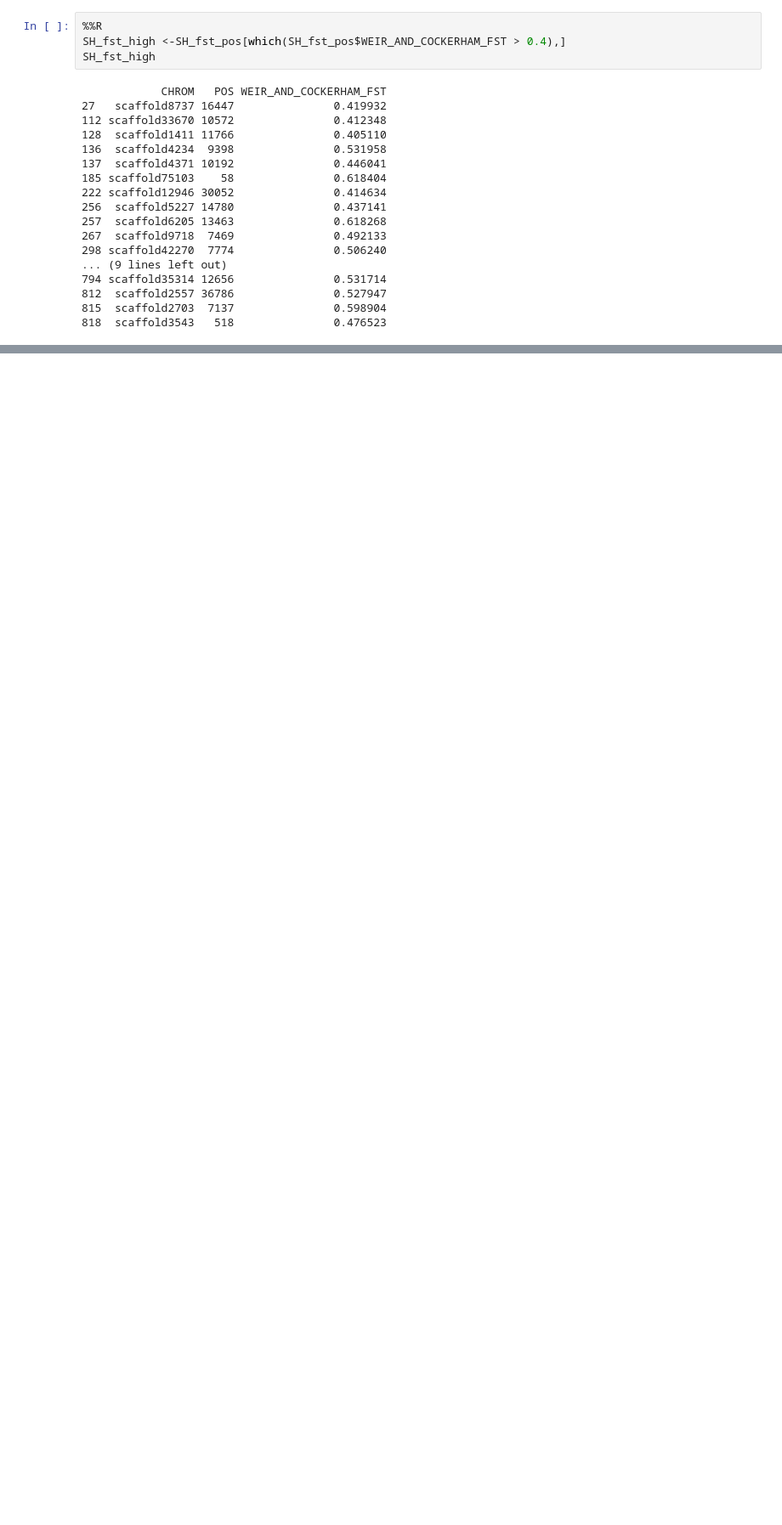
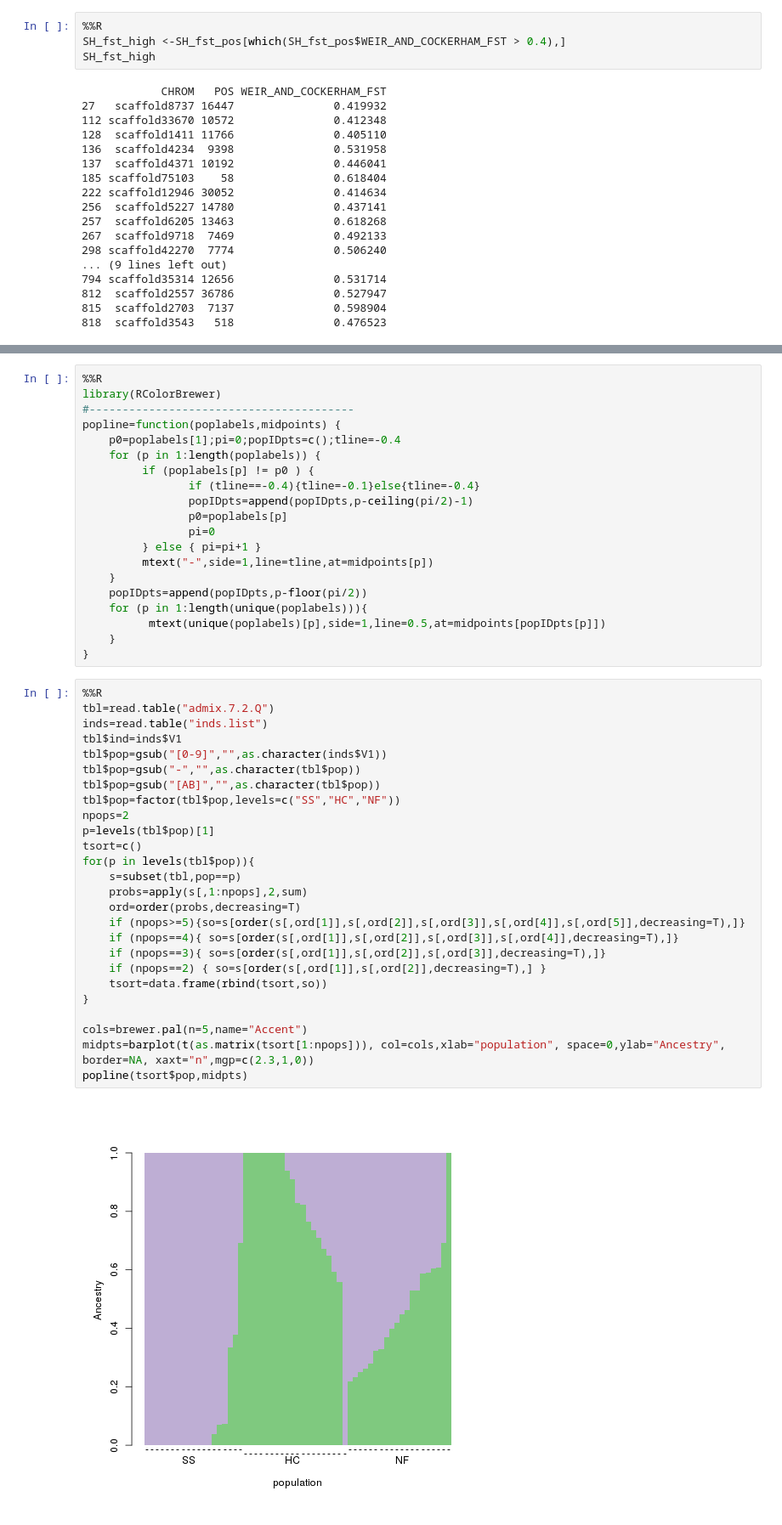
Before and after one commit to ksil91/2016_Notebook, a Jupyter notebook: 2bRAD Subset Population Structure Analysis.ipynb, the cells around one changed output, grey strips where cells are left out. Shown at 85% size. Saved outputs shown, nothing was run; the diff lists cells and outputs as text; blank space fills up the shorter version.

```diff
--- a/2bRAD Subset Population Structure Analysis.ipynb
+++ b/2bRAD Subset Population Structure Analysis.ipynb
@@ -172,0 +352,48 @@ SH_fst_high
+# %%
+%%R
+library(RColorBrewer)
+#----------------------------------------
+popline=function(poplabels,midpoints) {
+	p0=poplabels[1];pi=0;popIDpts=c();tline=-0.4
+	for (p in 1:length(poplabels)) {
+		 if (poplabels[p] != p0 ) {
+		 		if (tline==-0.4){tline=-0.1}else{tline=-0.4}
+			 	popIDpts=append(popIDpts,p-ceiling(pi/2)-1)
+			 	p0=poplabels[p]
+			 	pi=0
+		 } else { pi=pi+1 }
+		 mtext("-",side=1,line=tline,at=midpoints[p])
+	}
+	popIDpts=append(popIDpts,p-floor(pi/2))
+	for (p in 1:length(unique(poplabels))){
+		  mtext(unique(poplabels)[p],side=1,line=0.5,at=midpoints[popIDpts[p]])
+	}
+}
+# %%
+%%R
+tbl=read.table("admix.7.2.Q")
+inds=read.table("inds.list")
+tbl$ind=inds$V1
+tbl$pop=gsub("[0-9]","",as.character(inds$V1))
+tbl$pop=gsub("-","",as.character(tbl$pop))
+tbl$pop=gsub("[AB]","",as.character(tbl$pop))
+tbl$pop=factor(tbl$pop,levels=c("SS","HC","NF"))
+npops=2
+p=levels(tbl$pop)[1]
+tsort=c()
+for(p in levels(tbl$pop)){
+	s=subset(tbl,pop==p)
+	probs=apply(s[,1:npops],2,sum)
+	ord=order(probs,decreasing=T)
+	if (npops>=5){so=s[order(s[,ord[1]],s[,ord[2]],s[,ord[3]],s[,ord[4]],s[,ord[5]],decreasing=T),]}
+	if (npops==4){ so=s[order(s[,ord[1]],s[,ord[2]],s[,ord[3]],s[,ord[4]],decreasing=T),]}
+	if (npops==3){ so=s[order(s[,ord[1]],s[,ord[2]],s[,ord[3]],decreasing=T),]}
+	if (npops==2) { so=s[order(s[,ord[1]],s[,ord[2]],decreasing=T),] }
+	tsort=data.frame(rbind(tsort,so))
+}
+
+cols=brewer.pal(n=5,name="Accent")
+midpts=barplot(t(as.matrix(tsort[1:npops])), col=cols,xlab="population", space=0,ylab="Ancestry", border=NA, xaxt="n",mgp=c(2.3,1,0))
+popline(tsort$pop,midpts)
+# %% [output]
+[figure, added]
```
Also changed, not shown: parts of 14 cells of this notebook.
